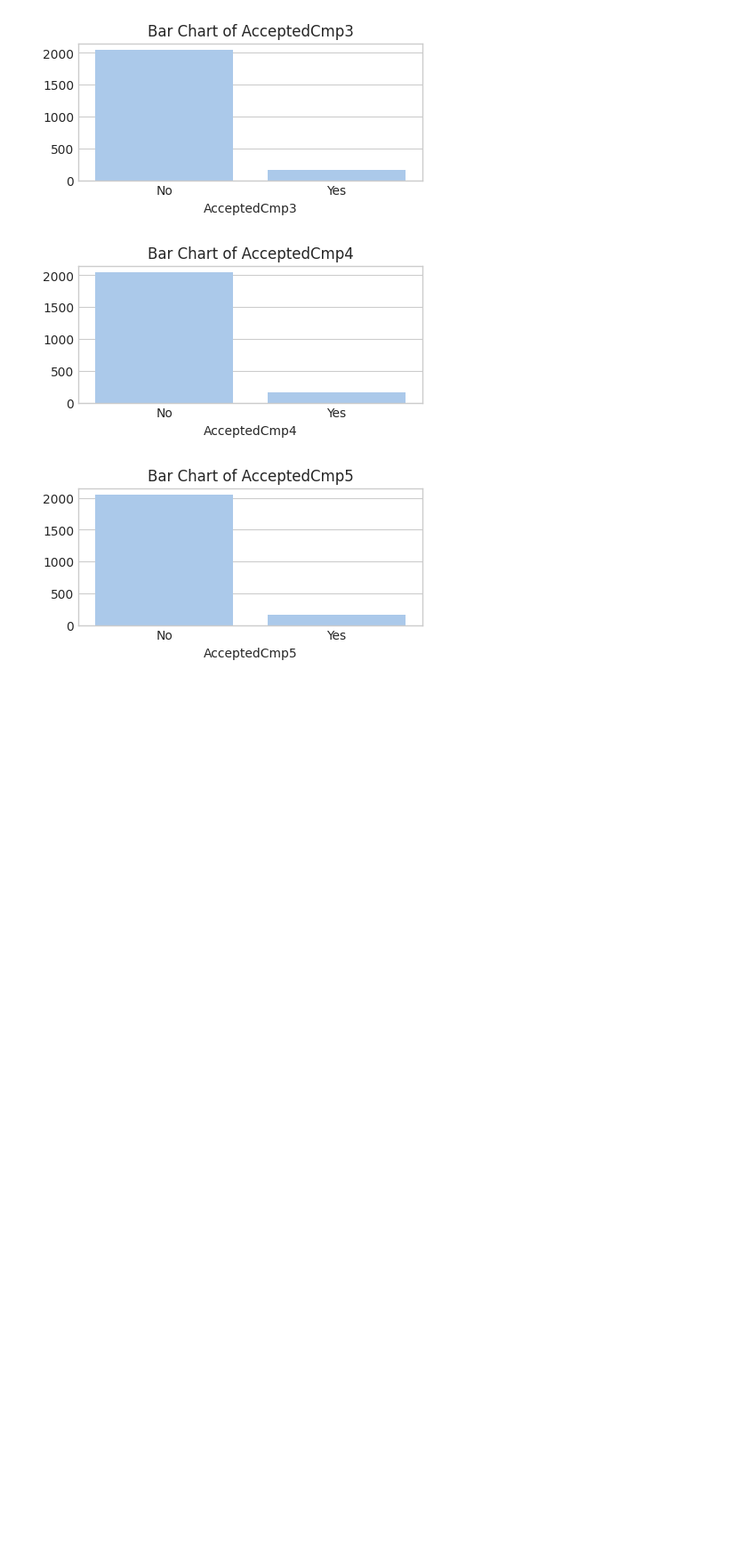
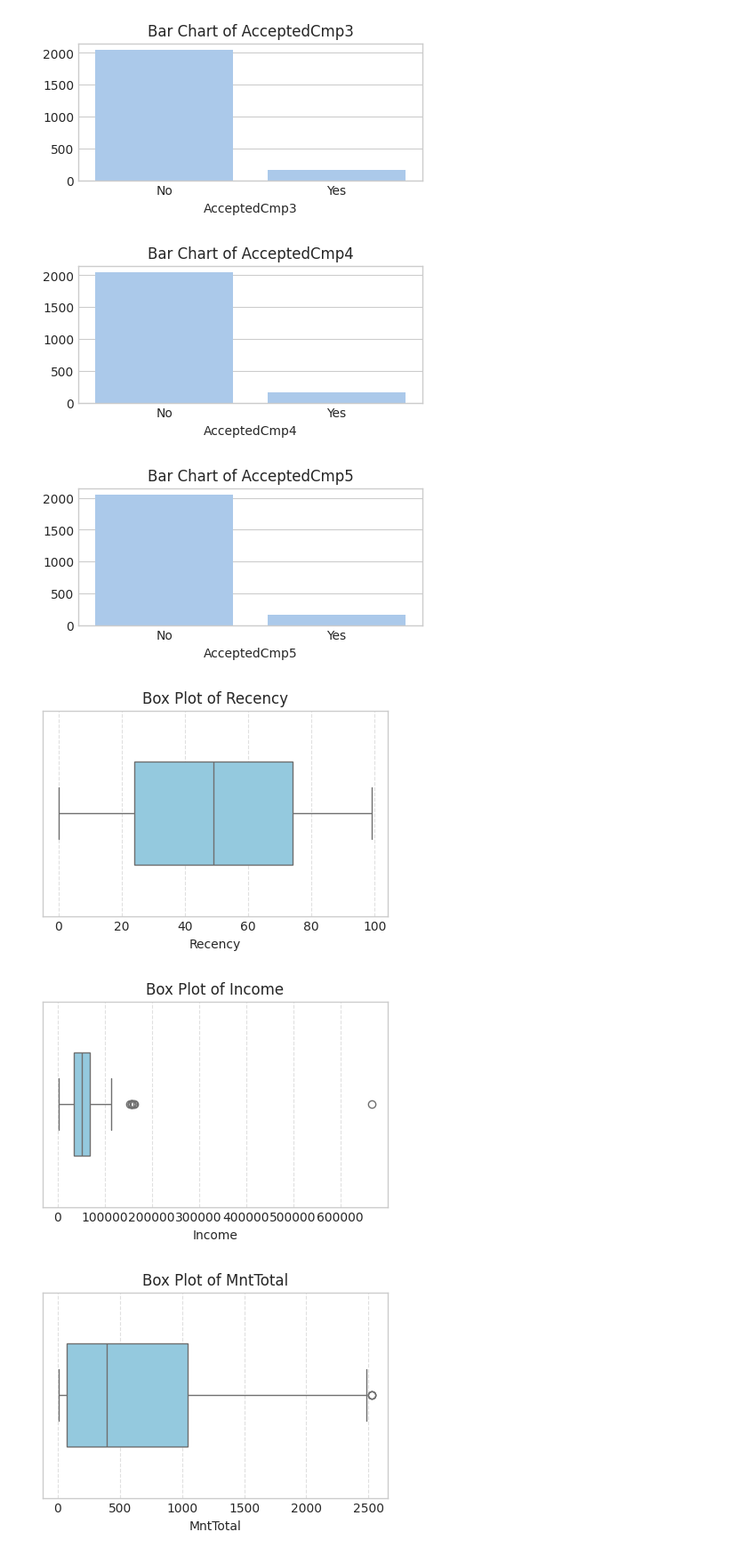
Before and after one commit to nh-adorie/adorie-data-projects, a Jupyter notebook: customer-personality-analysis/notebooks/1_eda_cleaning.ipynb, the cells around one changed output. Shown at 89% size. Saved outputs shown, nothing was run; the diff lists cells and outputs as text; code cells hidden in the pictures; blank space fills up the shorter version.

```diff
--- a/customer-personality-analysis/notebooks/1_eda_cleaning.ipynb
+++ b/customer-personality-analysis/notebooks/1_eda_cleaning.ipynb
@@ -322,3 +319,21 @@ for var in boolean_var:
 [figure]
 [figure]
 [figure]
+# %%
+# Tạo hàm vẽ boxplot
+def box_plot(col, figsize=(5,3)):
+    plt.figure(figsize=figsize)
+    sns.boxplot(x=df[col], color='skyblue', width=0.5)
+    plt.title(f'Box Plot of {col}', fontsize=12)
+    plt.xlabel(col)
+    plt.grid(axis='x', linestyle='--', alpha=0.6)
+    plt.show()
+# %%
+numeric_col = ['Recency', 'Income', 'MntTotal', 'MntWines', 'MntFruits', 'MntMeatProducts', 'MntFishProducts', 'MntSweetProducts', 'MntGoldProds']
+# %%
+for col in numeric_col:
+    box_plot(col)
+# %% [output]
+[figure, added]
+[figure, added]
+[figure, added]
```
Also changed, not shown: parts of 6 cells of this notebook.
